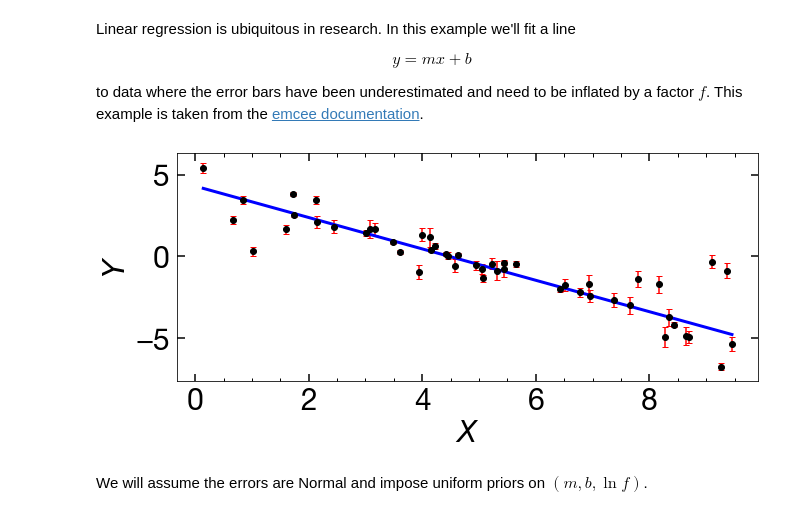
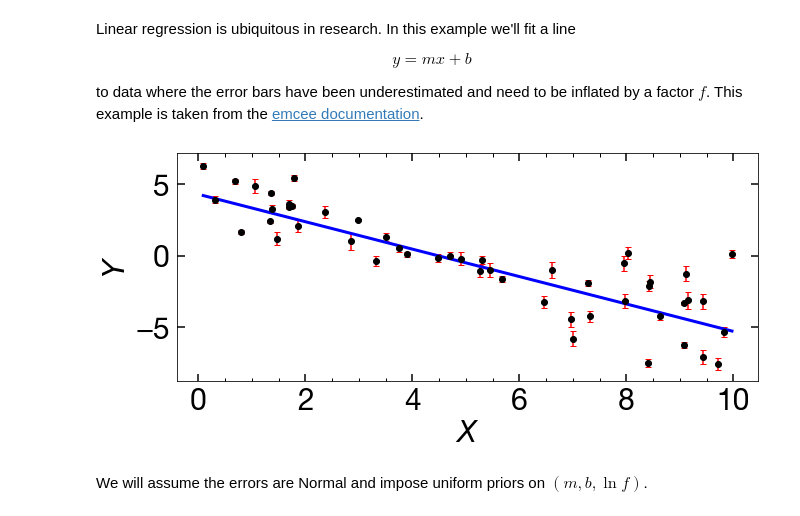
Before and after one commit to joshspeagle/dynesty, a Jupyter notebook: demos/Examples -- Linear Regression.ipynb, the cells around one changed output. Drawn from its saved outputs; the diff is of its cells as text; code cells hidden in the pictures.

Commit message:
ensure that the notebook are fully deterministic -- the data should be generated using the same rstate

```diff
--- a/demos/Examples -- Linear Regression.ipynb
+++ b/demos/Examples -- Linear Regression.ipynb
@@ -51,26 +51,26 @@ to data where the error bars have been underestimated and need to be inflated by
 # %%
 # truth
 m_true = -0.9594
 b_true = 4.294
 f_true = 0.534
 
 # generate mock data
 N = 50
-x = np.sort(10 * np.random.rand(N))
-yerr = 0.1 + 0.5 * np.random.rand(N)
+x = np.sort(10 * rstate.uniform(size=N))
+yerr = 0.1 + 0.5 * rstate.uniform(size=N)
 y_true = m_true * x + b_true
-y = y_true + np.abs(f_true * y_true) * np.random.randn(N)
-y += yerr * np.random.randn(N)
+y = y_true + np.abs(f_true * y_true) * rstate.normal(size=N)
+y += yerr * rstate.normal(size=N)
 
 # plot results
 plt.figure(figsize=(10, 5))
 plt.errorbar(x, y, yerr=yerr, fmt='ko', ecolor='red')
 plt.plot(x, y_true, color='blue', lw=3)
 plt.xlabel(r'$X$')
 plt.ylabel(r'$Y$')
 plt.tight_layout()
 # %% [output]
-[figure, old version]
+[figure, new version]
 # %% [markdown]
 We will assume the errors are Normal and impose uniform priors on $(m, b, \ln f)$.
 # %%
```
Also changed, not shown: parts of 3 cells of this notebook, 2 other files.
